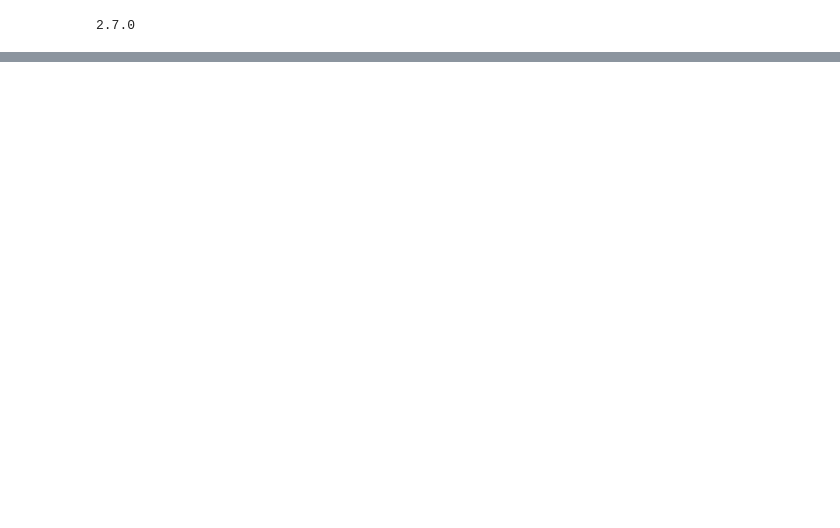
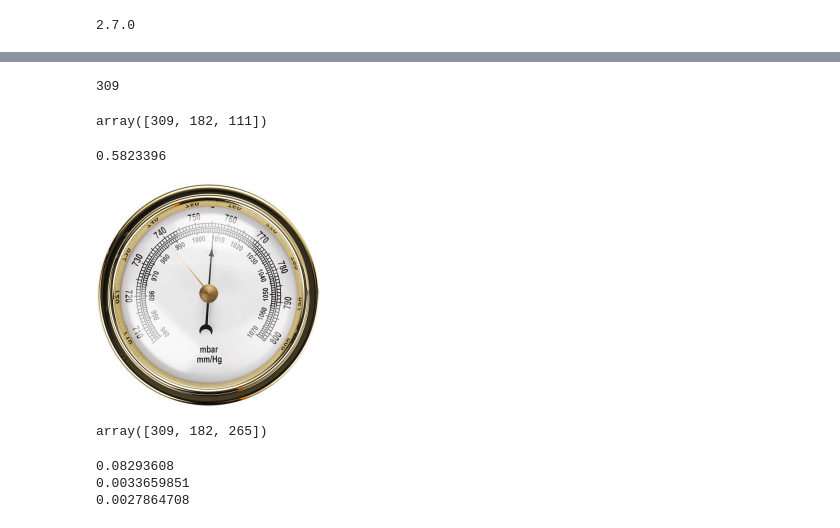
Before and after one commit to Nadiam75/DeepLearning_HW_1, a Jupyter notebook: transferLearning.ipynb, the cells around one changed output, grey strips where cells are left out. Saved outputs shown, nothing was run; the diff lists cells and outputs as text; code cells hidden in the pictures; blank space fills up the shorter version.

Commit message:
made improvements in the model

```diff
--- a/transferLearning.ipynb
+++ b/transferLearning.ipynb
@@ -134,0 +125,12 @@ x_train_bird = X_train[indices]
+# %%
+BS=32
+EPOCHS = 3
+h5_path = "transferred_model.h5"
+# augmented = np.empty((100 , 224 , 224 , 3))
+aug = tf.keras.preprocessing.image.ImageDataGenerator(rotation_range=20, zoom_range=0.15,
+	width_shift_range=0.2, height_shift_range=0.1, shear_range=0.15,
+	horizontal_flip=True,  fill_mode="nearest")
+
+
+generator = aug.flow(x_book, y_book_hot ,batch_size=BS )
+history = model.fit_generator( generator,   epochs = EPOCHS  , steps_per_epoch= 1)
@@ -134,0 +144,4 @@ x_train_bird = X_train[indices]
+# %%
+np.argmax(model.predict(x_book))
+# %% [output]
+309
@@ -134,0 +150,34 @@ x_train_bird = X_train[indices]
+# %%
+arr.argsort()[-3:][::-1]
+# %% [output]
+array([309, 182, 111])
+# %%
+arr[309]
+# %% [output]
+0.5823396
+# %%
+import cv2
+img = cv2.imread('barometer.jpg' , cv2.IMREAD_UNCHANGED)
+from google.colab.patches import cv2_imshow
+# cv2_imshow(img)
+img.shape
+dim = (224, 224 )
+resized = cv2.resize(img, dim, interpolation = cv2.INTER_AREA)
+cv2_imshow(resized)
+
+resized = np.reshape( resized , (1,224,224,3))
+# resized.shape
+arr = model.predict(resized).reshape((1000,))
+arr.argsort()[-3:][::-1]
+# %% [output]
+[figure, added]
+array([309, 182, 265])
+# %%
+aaa = arr.argsort()[-3:][::-1]
+print(arr[aaa[0]])
+print(arr[aaa[1]])
+print(arr[aaa[2]])
+# %% [output]
+0.08293608
+0.0033659851
+0.0027864708
```
Also changed, not shown: parts of 15 cells of this notebook.
